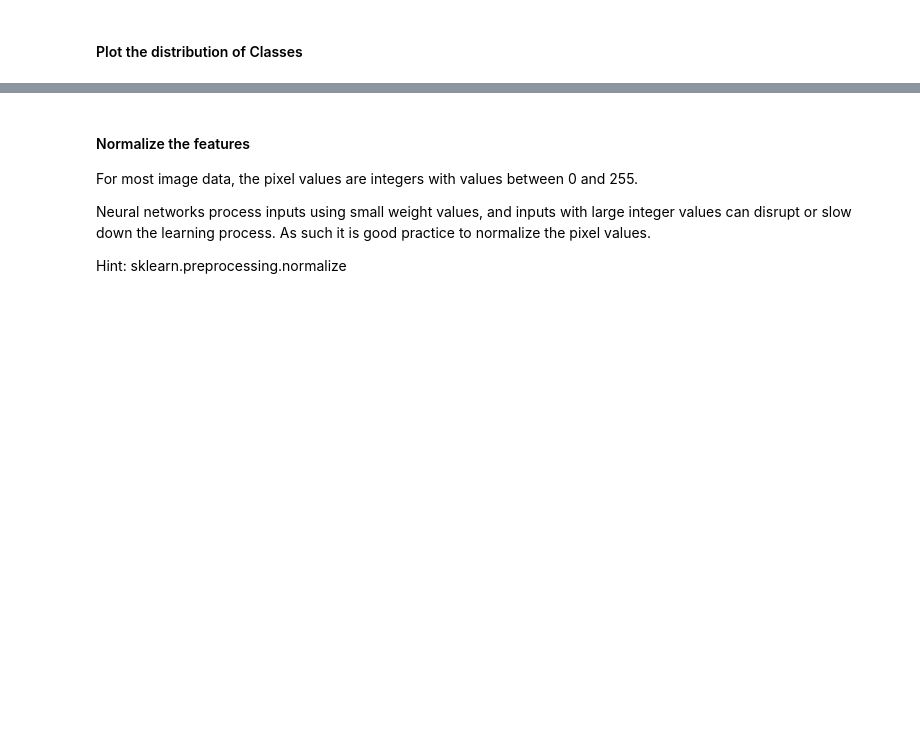
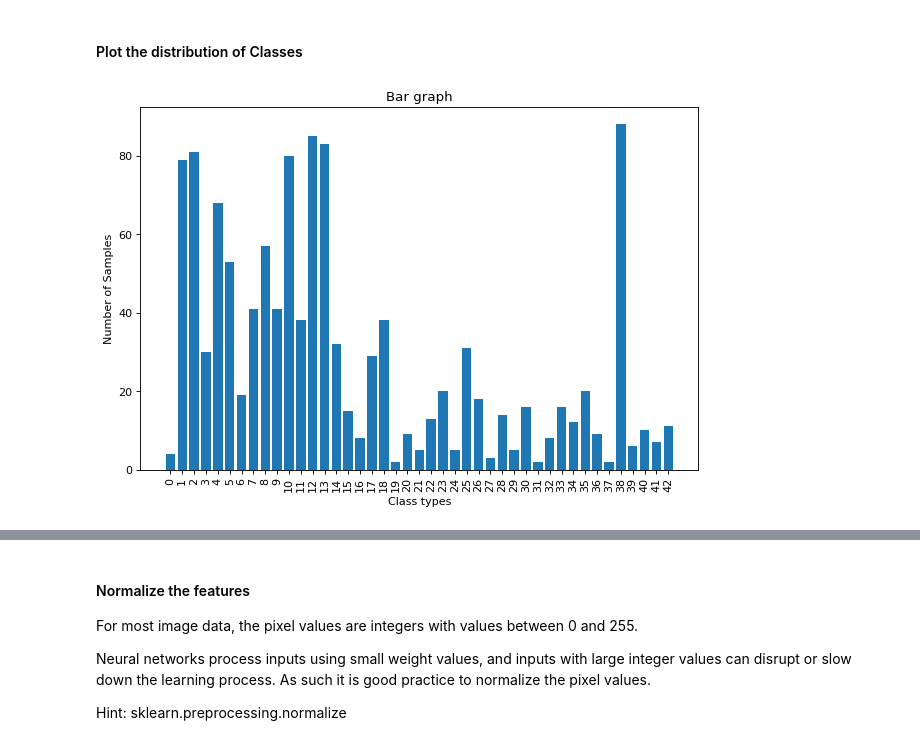
Before and after one commit to SSDivyaRavali/CDS, a Jupyter notebook: Module4/Image_Classification_MLP.ipynb, the cells around one changed output, grey strips where cells are left out. Drawn from its saved outputs; the diff is of its cells as text; code cells hidden in the pictures; blank space fills up the shorter version.

```diff
--- a/Module4/Image_Classification_MLP.ipynb
+++ b/Module4/Image_Classification_MLP.ipynb
@@ -79,0 +146,2 @@ The most popular and de facto standard library in Python for loading and working
+# %%
+features, labels = feature_label_extract()
@@ -91,0 +195,19 @@ Hint: plt.subplot
+# %%
+# plot distribution of  file count of folders
+from matplotlib.pyplot import figure
+
+def plot_target_class_distribution():
+  count_arr = np.bincount(labels)
+  classes = 43
+
+  x = np.arange(0, classes)
+  y = count_arr
+
+  figure(figsize=(9, 6), dpi=80)
+
+  plt.bar(x, y, align = 'center')
+  plt.title('Bar graph')
+  plt.ylabel('Number of Samples')
+  plt.xlabel('Class types')
+  plt.xticks(range(classes),  rotation='vertical')
+  plt.show()
@@ -91,0 +225,4 @@ Hint: plt.subplot
+# %%
+plot_target_class_distribution()
+# %% [output]
+[figure, added]
```
Also changed, not shown: parts of 66 cells of this notebook.
